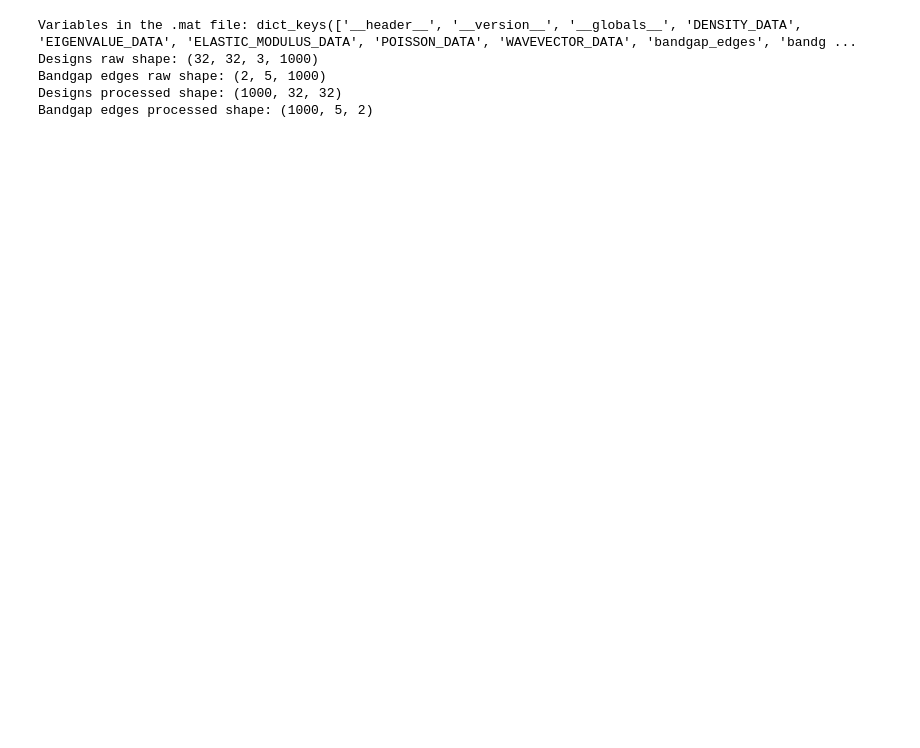
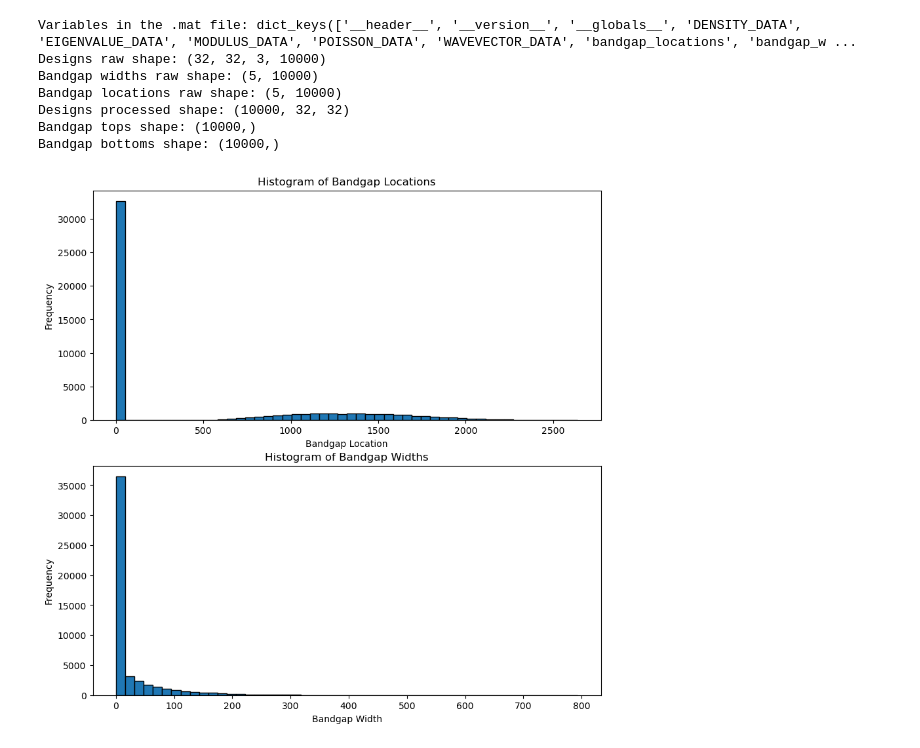
Before and after one commit to trutheresy/Diffusion-Model-2D-Metamaterials, a Jupyter notebook: diffusion_model_playground3.ipynb, the cells around one changed output. Cells and saved outputs as stored; diff of their text form; code cells hidden in the pictures; blank space fills up the shorter version.

```diff
--- a/diffusion_model_playground3.ipynb
+++ b/diffusion_model_playground3.ipynb
@@ -43,22 +45,51 @@ if designs_raw is not None:
 else:
     print("Designs variable not found.")
 
-bandgap_edges_raw = data.get('bandgap_edges')  # Replace 'bandgap_edges' with your variable name
-if bandgap_edges_raw is not None:
-    print("Bandgap edges raw shape:", bandgap_edges_raw.shape)
+bandgap_widths = data.get('bandgap_widths')  # Replace 'bandgap_edges' with your variable name
+if bandgap_widths is not None:
+    print("Bandgap widths raw shape:", bandgap_widths.shape)
 else:
-    print("Bandgap_edges variable not found.")
+    print("Bandgap_widths variable not found.")
+
+bandgap_locations = data.get('bandgap_locations')  # Replace 'bandgap_edges' with your variable name
+if bandgap_locations is not None:
+    print("Bandgap locations raw shape:", bandgap_locations.shape)
+else:
+    print("Bandgap_locations variable not found.")
 
 # Reshape designs_raw, drop redundant 3rd dimension
 designs = np.transpose(designs_raw, (3, 0, 1, 2))[..., 0]
 print("Designs processed shape:", designs.shape)
 
-# Reshape bandgap_edges_raw
-bandgap_edges = np.transpose(bandgap_edges_raw, (2, 1, 0))
-print("Bandgap edges processed shape:", bandgap_edges.shape)
+# A bandgap top is the bandgap location plus half the bandgap width
+bandgap_tops = bandgap_locations + bandgap_widths / 2
+# A bandgap bottom is the bandgap location minus half the bandgap width
+bandgap_bottoms = bandgap_locations - bandgap_widths / 2
+
+# Transpose the bandgap tops and bottoms arrays to have shape (n,), then keep only the first row
+bandgap_tops = np.transpose(bandgap_tops)[:,0]
+bandgap_bottoms = np.transpose(bandgap_bottoms)[:,0]
+print("Bandgap tops shape:", bandgap_tops.shape)
+print("Bandgap bottoms shape:", bandgap_bottoms.shape)
 # %% [output]
-Variables in the .mat file: dict_keys(['__header__', '__version__', '__globals__', 'DENSITY_DATA', 'EIGENVALUE_DATA', 'ELASTIC_MODULUS_DATA', 'POISSON_DATA', 'WAVEVECTOR_DATA', 'bandgap_edges', 'bandg ...
-Designs raw shape: (32, 32, 3, 1000)
-Bandgap edges raw shape: (2, 5, 1000)
-Designs processed shape: (1000, 32, 32)
-Bandgap edges processed shape: (1000, 5, 2)
+Variables in the .mat file: dict_keys(['__header__', '__version__', '__globals__', 'DENSITY_DATA', 'EIGENVALUE_DATA', 'MODULUS_DATA', 'POISSON_DATA', 'WAVEVECTOR_DATA', 'bandgap_locations', 'bandgap_w ...
+Designs raw shape: (32, 32, 3, 10000)
+Bandgap widths raw shape: (5, 10000)
+Bandgap locations raw shape: (5, 10000)
+Designs processed shape: (10000, 32, 32)
+Bandgap tops shape: (10000,)
+Bandgap bottoms shape: (10000,)
+# %%
+# Plot a 2x1 subplot of the histograms of the bandgap locations and widths, flatten the arrays first
+fig, axs = plt.subplots(2, 1, figsize=(10, 10))
+axs[0].hist(bandgap_locations.flatten(), bins=50, edgecolor='black')
+axs[0].set_title('Histogram of Bandgap Locations')
+axs[0].set_xlabel('Bandgap Location')
+axs[0].set_ylabel('Frequency')
+axs[1].hist(bandgap_widths.flatten(), bins=50, edgecolor='black')
+axs[1].set_title('Histogram of Bandgap Widths')
+axs[1].set_xlabel('Bandgap Width')
+axs[1].set_ylabel('Frequency')
+plt.show()
+# %% [output]
+[figure, added]
```
Also changed, not shown: parts of 16 cells of this notebook, 11 other files.
